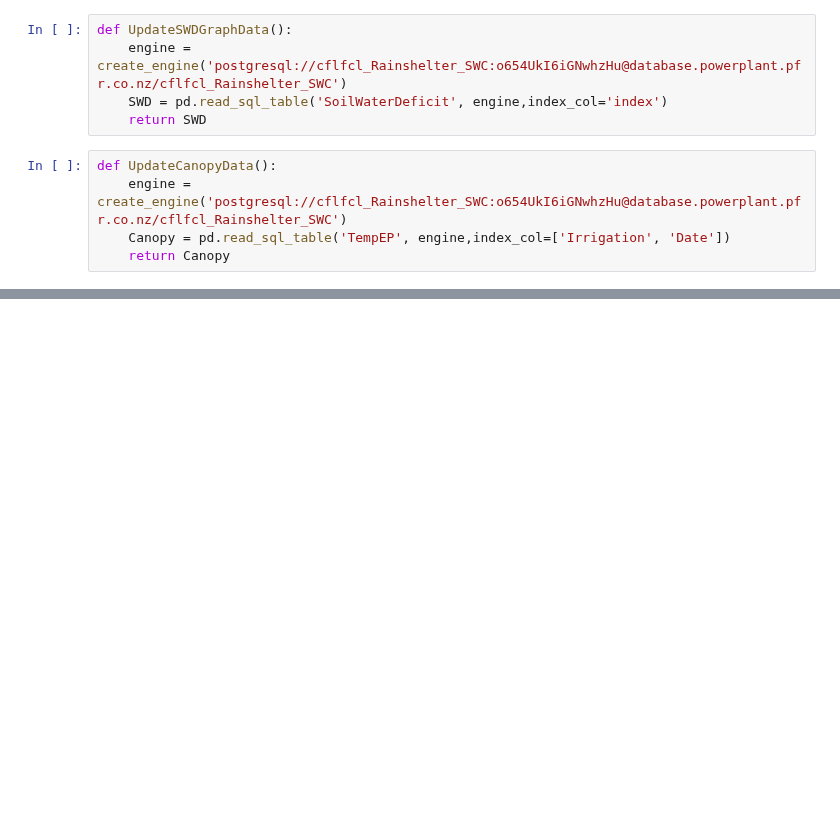
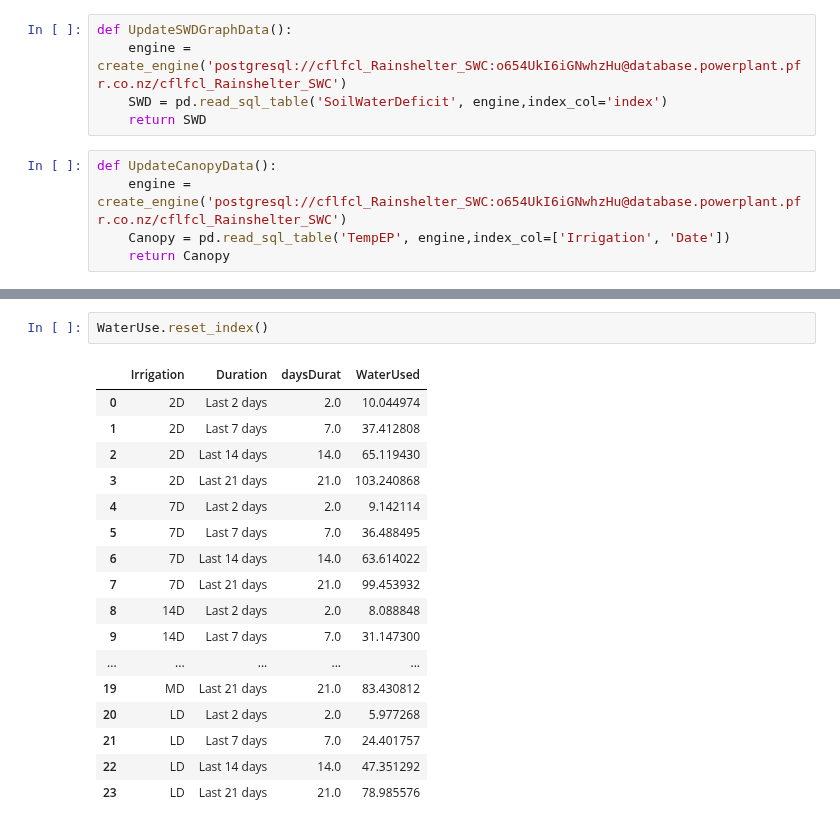
Before and after one commit to HamishBrownPFR/CropWaterAnalysis, a Jupyter notebook: Peas/SoilWaterDeficit.ipynb, the cells around one changed output, grey strips where cells are left out. Drawn from its saved outputs; the diff is of its cells as text; blank space fills up the shorter version.

```diff
--- a/Peas/SoilWaterDeficit.ipynb
+++ b/Peas/SoilWaterDeficit.ipynb
@@ -136,0 +139,20 @@ Dash is running on http://127.0.0.1:8050/
+# %%
+WaterUse.reset_index()
+# %% [output]
+|  | Irrigation | Duration | daysDurat | WaterUsed |
+| 0 | 2D | Last 2 days | 2.0 | 10.044974 |
+| 1 | 2D | Last 7 days | 7.0 | 37.412808 |
+| 2 | 2D | Last 14 days | 14.0 | 65.119430 |
+| 3 | 2D | Last 21 days | 21.0 | 103.240868 |
+| 4 | 7D | Last 2 days | 2.0 | 9.142114 |
+| 5 | 7D | Last 7 days | 7.0 | 36.488495 |
+| 6 | 7D | Last 14 days | 14.0 | 63.614022 |
+| 7 | 7D | Last 21 days | 21.0 | 99.453932 |
+| 8 | 14D | Last 2 days | 2.0 | 8.088848 |
+| 9 | 14D | Last 7 days | 7.0 | 31.147300 |
+| ... | ... | ... | ... | ... |
+| 19 | MD | Last 21 days | 21.0 | 83.430812 |
+| 20 | LD | Last 2 days | 2.0 | 5.977268 |
+| 21 | LD | Last 7 days | 7.0 | 24.401757 |
+| 22 | LD | Last 14 days | 14.0 | 47.351292 |
+| 23 | LD | Last 21 days | 21.0 | 78.985576 |
```
Also changed, not shown: parts of 8 cells of this notebook, 3 other files.
